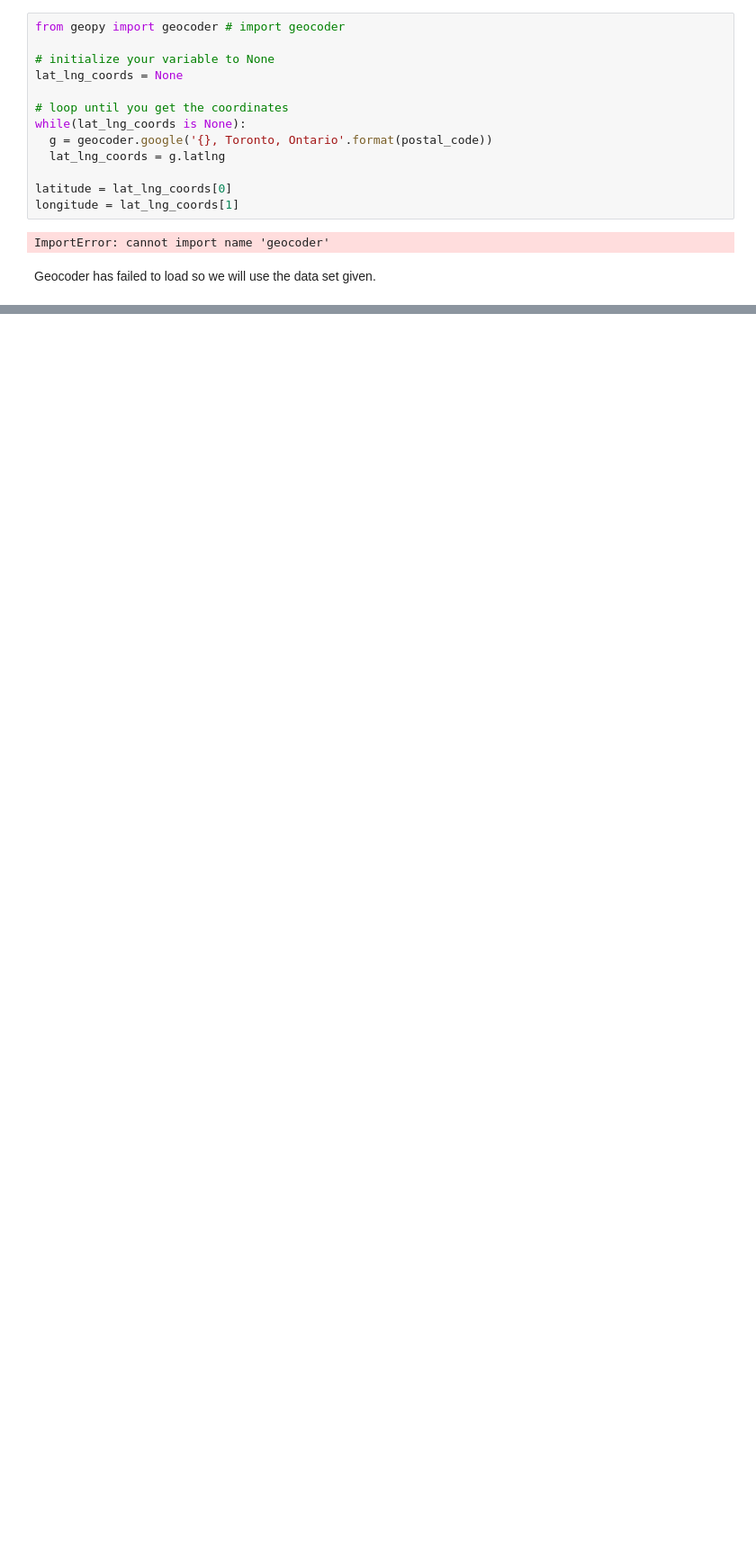
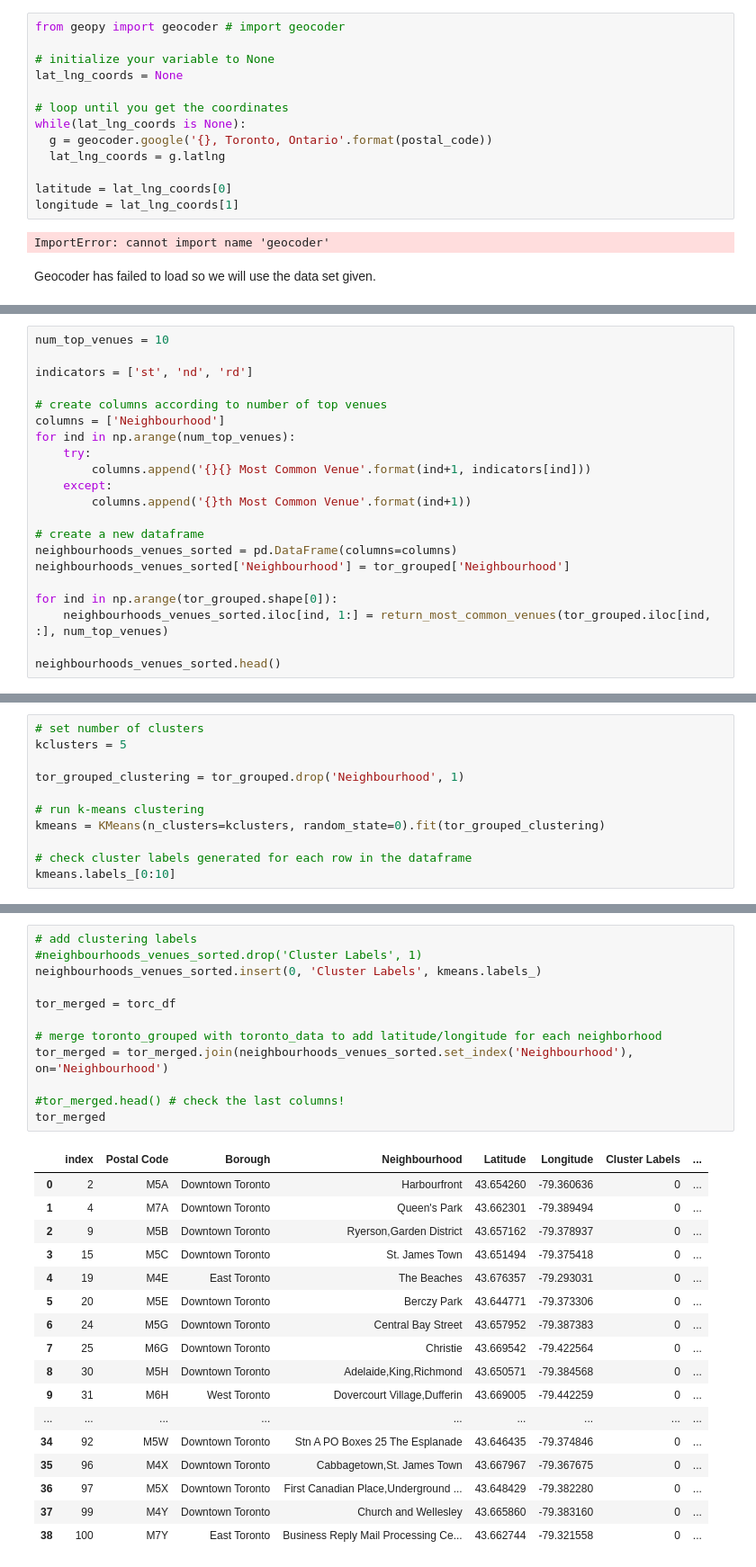
Before and after one commit to Thabetten/Capstone, a Jupyter notebook: Capstone Notebook.ipynb, the cells around one changed output, grey strips where cells are left out. Shown: that part at 90% size. Saved outputs shown, nothing was run; the diff lists cells and outputs as text; blank space fills up the shorter version.

```diff
--- a/Capstone Notebook.ipynb
+++ b/Capstone Notebook.ipynb
@@ -121,0 +449,21 @@ tc_df.head()
+# %%
+num_top_venues = 10
+
+indicators = ['st', 'nd', 'rd']
+
+# create columns according to number of top venues
+columns = ['Neighbourhood']
+for ind in np.arange(num_top_venues):
+    try:
+        columns.append('{}{} Most Common Venue'.format(ind+1, indicators[ind]))
+    except:
+        columns.append('{}th Most Common Venue'.format(ind+1))
+
+# create a new dataframe
+neighbourhoods_venues_sorted = pd.DataFrame(columns=columns)
+neighbourhoods_venues_sorted['Neighbourhood'] = tor_grouped['Neighbourhood']
+
+for ind in np.arange(tor_grouped.shape[0]):
+    neighbourhoods_venues_sorted.iloc[ind, 1:] = return_most_common_venues(tor_grouped.iloc[ind, :], num_top_venues)
+
+neighbourhoods_venues_sorted.head()
@@ -121,0 +479,11 @@ tc_df.head()
+# %%
+# set number of clusters
+kclusters = 5
+
+tor_grouped_clustering = tor_grouped.drop('Neighbourhood', 1)
+
+# run k-means clustering
+kmeans = KMeans(n_clusters=kclusters, random_state=0).fit(tor_grouped_clustering)
+
+# check cluster labels generated for each row in the dataframe
+kmeans.labels_[0:10]
@@ -121,0 +494,30 @@ tc_df.head()
+# %%
+# add clustering labels
+#neighbourhoods_venues_sorted.drop('Cluster Labels', 1)
+neighbourhoods_venues_sorted.insert(0, 'Cluster Labels', kmeans.labels_)
+
+tor_merged = torc_df
+
+# merge toronto_grouped with toronto_data to add latitude/longitude for each neighborhood
+tor_merged = tor_merged.join(neighbourhoods_venues_sorted.set_index('Neighbourhood'), on='Neighbourhood')
+
+#tor_merged.head() # check the last columns!
+tor_merged
+# %% [output]
+|  | index | Postal Code | Borough | Neighbourhood | Latitude | Longitude | Cluster Labels | ... |
+| 0 | 2 | M5A | Downtown Toronto | Harbourfront | 43.654260 | -79.360636 | 0 | ... |
+| 1 | 4 | M7A | Downtown Toronto | Queen's Park | 43.662301 | -79.389494 | 0 | ... |
+| 2 | 9 | M5B | Downtown Toronto | Ryerson,Garden District | 43.657162 | -79.378937 | 0 | ... |
+| 3 | 15 | M5C | Downtown Toronto | St. James Town | 43.651494 | -79.375418 | 0 | ... |
+| 4 | 19 | M4E | East Toronto | The Beaches | 43.676357 | -79.293031 | 0 | ... |
+| 5 | 20 | M5E | Downtown Toronto | Berczy Park | 43.644771 | -79.373306 | 0 | ... |
+| 6 | 24 | M5G | Downtown Toronto | Central Bay Street | 43.657952 | -79.387383 | 0 | ... |
+| 7 | 25 | M6G | Downtown Toronto | Christie | 43.669542 | -79.422564 | 0 | ... |
+| 8 | 30 | M5H | Downtown Toronto | Adelaide,King,Richmond | 43.650571 | -79.384568 | 0 | ... |
+| 9 | 31 | M6H | West Toronto | Dovercourt Village,Dufferin | 43.669005 | -79.442259 | 0 | ... |
+| ... | ... | ... | ... | ... | ... | ... | ... | ... |
+| 34 | 92 | M5W | Downtown Toronto | Stn A PO Boxes 25 The Esplanade | 43.646435 | -79.374846 | 0 | ... |
+| 35 | 96 | M4X | Downtown Toronto | Cabbagetown,St. James Town | 43.667967 | -79.367675 | 0 | ... |
+| 36 | 97 | M5X | Downtown Toronto | First Canadian Place,Underground ... | 43.648429 | -79.382280 | 0 | ... |
+| 37 | 99 | M4Y | Downtown Toronto | Church and Wellesley | 43.665860 | -79.383160 | 0 | ... |
+| 38 | 100 | M7Y | East Toronto | Business Reply Mail Processing Ce... | 43.662744 | -79.321558 | 0 | ... |
```
Also changed, not shown: parts of 31 cells of this notebook.
